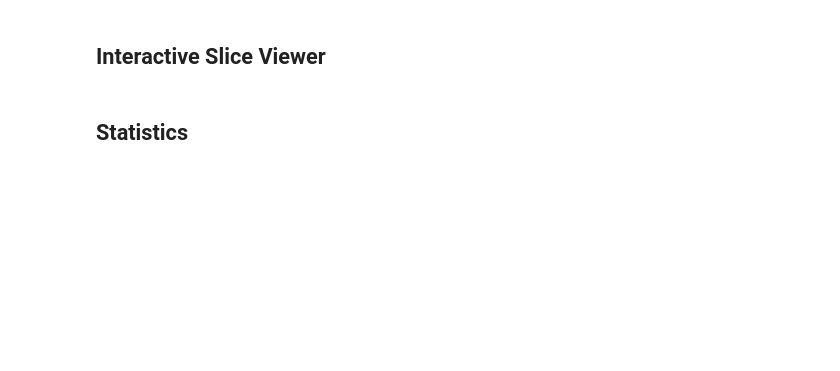
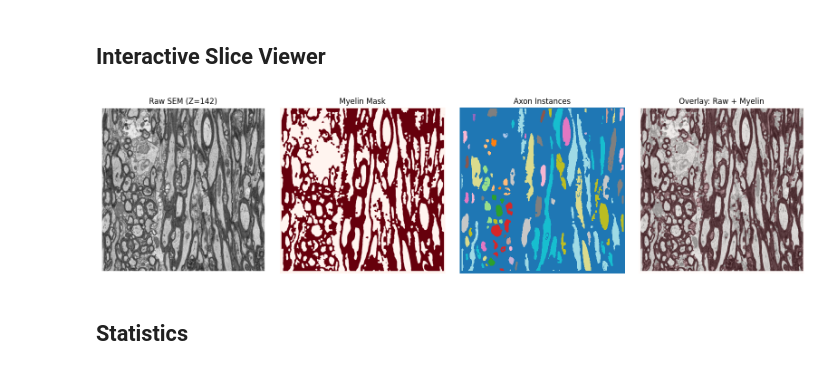
Before and after one commit to yolaatar/DeepACSON_dataset, a Jupyter notebook: explore_bids_data.ipynb, the cells around one changed output. Drawn from its saved outputs; the diff is of its cells as text; code cells hidden in the pictures; blank space fills up the shorter version.

```diff
--- a/explore_bids_data.ipynb
+++ b/explore_bids_data.ipynb
@@ -25,40 +31,38 @@ print(f"\nVoxel size: 8 × 8 × 8 nm³")
 # %% [markdown]
 ## Interactive Slice Viewer
 # %%
-from ipywidgets import interact, IntSlider
+# View a specific slice with overlay
+z_slice = 142
 
-def view_slice(z_slice=142):
-    """Interactive slice viewer with overlay."""
-    fig, axes = plt.subplots(1, 4, figsize=(16, 4))
+fig, axes = plt.subplots(1, 4, figsize=(16, 4))
 
-    # Raw SEM
-    axes[0].imshow(raw[z_slice, :, :], cmap='gray')
-    axes[0].set_title(f'Raw SEM (Z={z_slice})')
-    axes[0].axis('off')
+# Raw SEM
+axes[0].imshow(raw[z_slice, :, :], cmap='gray')
+axes[0].set_title(f'Raw SEM (Z={z_slice})')
+axes[0].axis('off')
 
-    # Myelin mask (transpose to match)
-    myelin_slice = myelin[:, :, z_slice].T
-    axes[1].imshow(myelin_slice, cmap='Reds')
-    axes[1].set_title('Myelin Mask')
-    axes[1].axis('off')
+# Myelin mask (transpose to match)
+myelin_slice = myelin[:, :, z_slice].T
+axes[1].imshow(myelin_slice, cmap='Reds')
+axes[1].set_title('Myelin Mask')
+axes[1].axis('off')
 
-    # Axon instances
-    axon_slice = axons[:, :, z_slice].T
-    axes[2].imshow(axon_slice, cmap='tab20', interpolation='nearest')
-    axes[2].set_title('Axon Instances')
-    axes[2].axis('off')
+# Axon instances
+axon_slice = axons[:, :, z_slice].T
+axes[2].imshow(axon_slice, cmap='tab20', interpolation='nearest')
+axes[2].set_title('Axon Instances')
+axes[2].axis('off')
 
-    # Overlay
-    axes[3].imshow(raw[z_slice, :, :], cmap='gray')
-    axes[3].imshow(myelin_slice, cmap='Reds', alpha=0.3)
-    axes[3].set_title('Overlay: Raw + Myelin')
-    axes[3].axis('off')
+# Overlay
+axes[3].imshow(raw[z_slice, :, :], cmap='gray')
+axes[3].imshow(myelin_slice, cmap='Reds', alpha=0.3)
+axes[3].set_title('Overlay: Raw + Myelin')
+axes[3].axis('off')
 
-    plt.tight_layout()
-    plt.show()
-
-# Create interactive slider
-interact(view_slice, z_slice=IntSlider(min=0, max=raw.shape[0]-1, step=1, value=142));
+plt.tight_layout()
+plt.show()
+# %% [output]
+[figure, added]
 # %% [markdown]
 ## Statistics
 # %%
```
Also changed, not shown: parts of 5 cells of this notebook.
